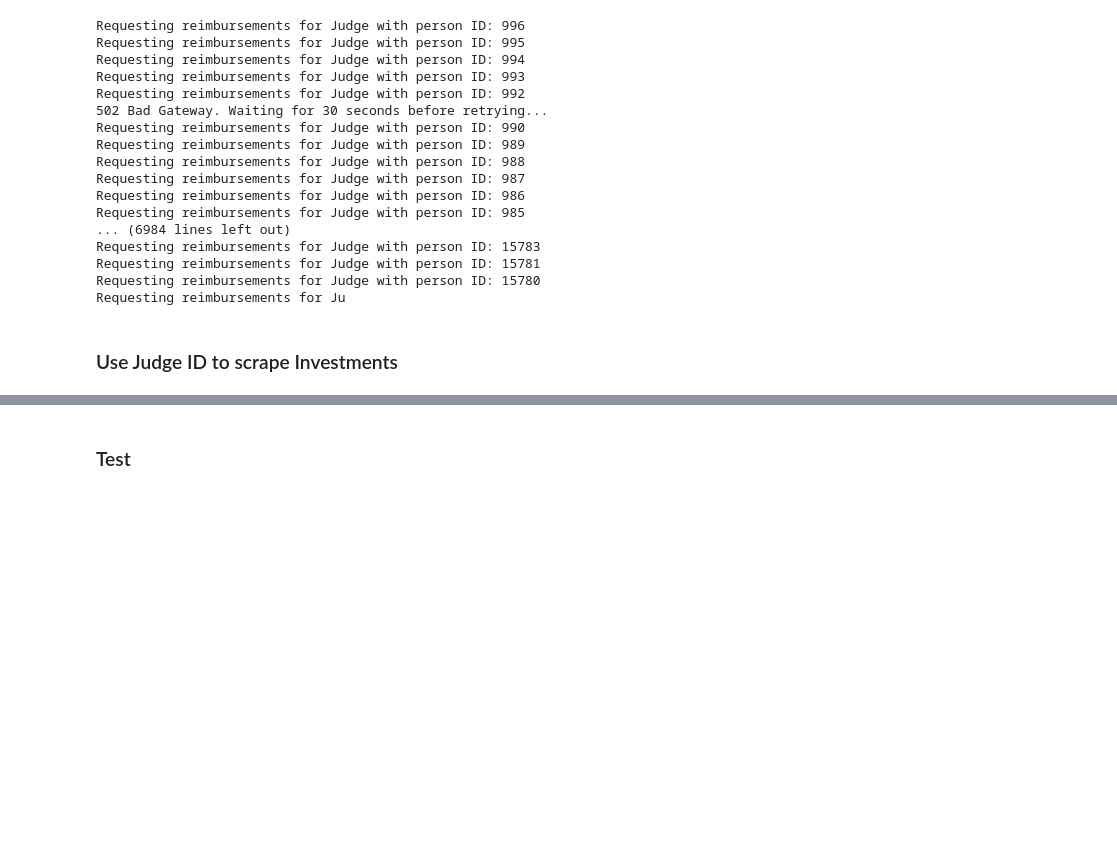
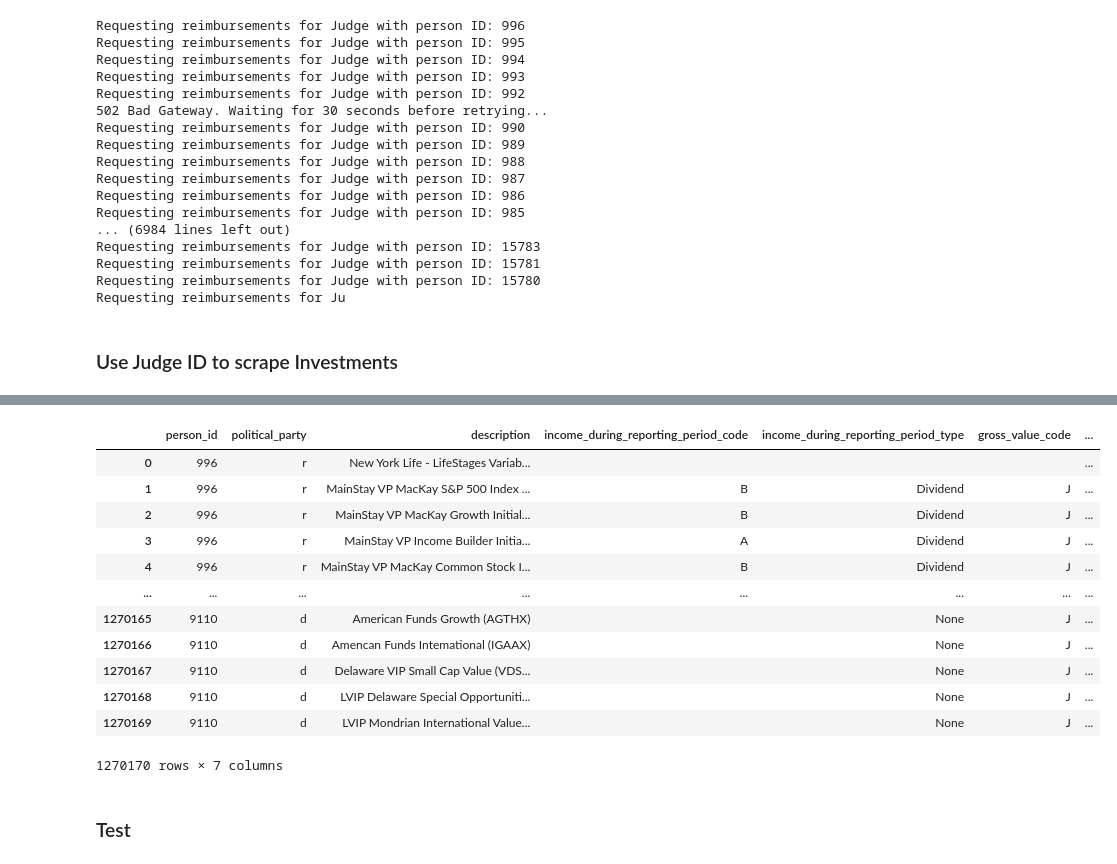
Before and after one commit to Hai1218/crooked-judge, a Jupyter notebook: Scraper.ipynb, the cells around one changed output, grey strips where cells are left out. Cells and saved outputs as stored; diff of their text form; code cells hidden in the pictures; blank space fills up the shorter version.

Commit message:
add investment data

```diff
--- a/Scraper.ipynb
+++ b/Scraper.ipynb
@@ -374,7 +374,7 @@ reimbursements_df.to_csv('reimbursements_final.csv', index=False)
 ### Use Judge ID to scrape Investments
 # %%
 # Load the affiliations data from the CSV file
-affiliations_df = pd.read_csv('political_affiliations.csv')
+affiliations_df = pd.read_csv('political_affiliations_full.csv')
 
 # Define the base URL and the API token
 financial_disclosures_url = "https://www.courtlistener.com/api/rest/v3/financial-disclosures/"
@@ -421,6 +421,10 @@ for index, row in affiliations_df.iterrows():
     elif financial_response.status_code == 429:
         request_count = handle_pause("Too many requests. Pausing for 1 hour...", pause_duration)
 
+    elif financial_response.status_code == 502:
+        print("502 Bad Gateway. Waiting for 30 seconds before retrying...")
+        time.sleep(retry_duration)
+
     else:
         print(f"Failed to retrieve data: {financial_response.status_code}")
         break
@@ -432,9 +436,9 @@ for index, row in affiliations_df.iterrows():
 # Create pandas DataFrame from the investments list
 investments_df = pd.DataFrame(investments_data)
 
-# Display the DataFrame
-print("Investments DataFrame:")
-print(investments_df)
+# # Display the DataFrame
+# print("Investments DataFrame:")
+# print(investments_df)
 
-# Save the DataFrame to a CSV file
-investments_df.to_csv('investments.csv', index=False)
+# # Save the DataFrame to a CSV file
+# investments_df.to_csv('investments.csv', index=False)
@@ -441,3 +466,19 @@ investments_df.to_csv('investments.csv', index=False)
+# %%
+investments_df
+# %% [output]
+|  | person_id | political_party | description | income_during_reporting_period_code | income_during_reporting_period_type | gross_value_code | ... |
+| 0 | 996 | r | New York Life - LifeStages Variab... |  |  |  | ... |
+| 1 | 996 | r | MainStay VP MacKay S&P 500 Index ... | B | Dividend | J | ... |
+| 2 | 996 | r | MainStay VP MacKay Growth Initial... | B | Dividend | J | ... |
+| 3 | 996 | r | MainStay VP Income Builder Initia... | A | Dividend | J | ... |
+| 4 | 996 | r | MainStay VP MacKay Common Stock I... | B | Dividend | J | ... |
+| ... | ... | ... | ... | ... | ... | ... | ... |
+| 1270165 | 9110 | d | American Funds Growth (AGTHX) |  | None | J | ... |
+| 1270166 | 9110 | d | Amencan Funds Intemational (IGAAX) |  | None | J | ... |
+| 1270167 | 9110 | d | Delaware VIP Small Cap Value (VDS... |  | None | J | ... |
+| 1270168 | 9110 | d | LVIP Delaware Special Opportuniti... |  | None | J | ... |
+| 1270169 | 9110 | d | LVIP Mondrian International Value... |  | None | J | ... |
+1270170 rows × 7 columns
 # %% [markdown]
 ### Test
 # %%
```
Also changed, not shown: parts of 2 cells of this notebook, 1 other file.
